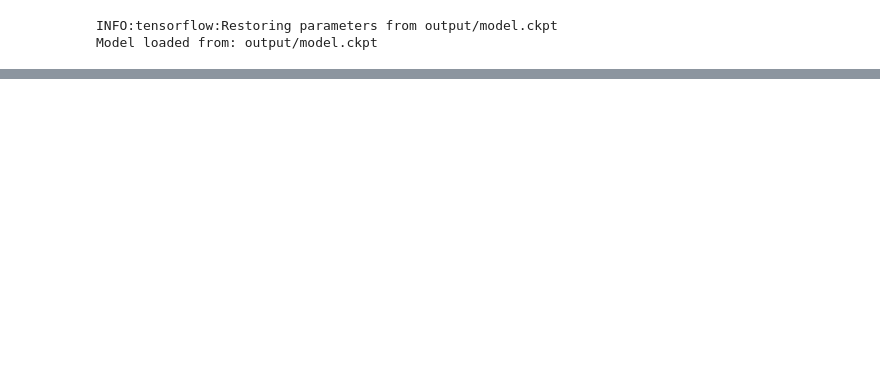
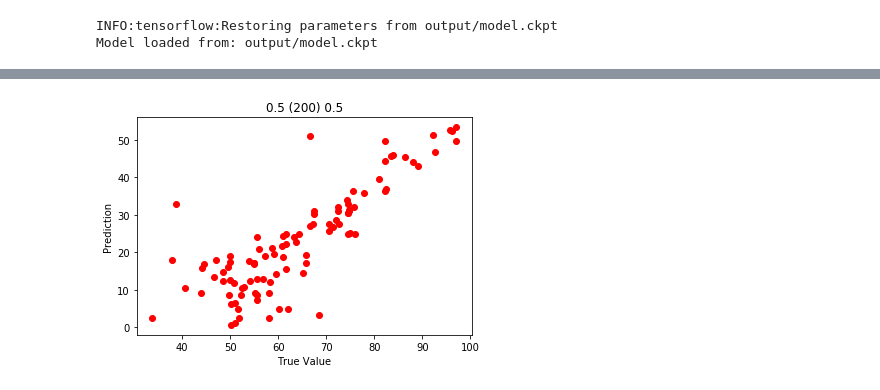
Before and after one commit to JKinx/awr, a Jupyter notebook: lunar_lander.ipynb, the cells around one changed output, grey strips where cells are left out. Drawn from its saved outputs; the diff is of its cells as text; code cells hidden in the pictures; blank space fills up the shorter version.

```diff
--- a/lunar_lander.ipynb
+++ b/lunar_lander.ipynb
@@ -148,3 +191,7 @@ class Q(nn.Module):
+# %%
+datas2 = []
+for el,terminal in zip(datas, terminals):
+    datas2.append((el[0],el[1],el[2],terminal))
 # %%
 class FittedQEvaluation(object):
     def __init__(self, regressor=None):
@@ -184,8 +244,8 @@ class FittedQEvaluation(object):
 qnn = Q(agent.get_state_size(), agent.get_action_size(), 0.001).cuda()
 # %%
 FQE = FittedQEvaluation(qnn)
-policy = Policy(agent, 0.1)
+policy = Policy(agent, 0.5)
 # %%
-FQE.fit_Q(policy, data, 200, agent._discount)
+FQE.fit_Q(policy, datas2, 200, agent._discount)
 # %% [output]
 [interactive output not drawn]
@@ -192,15 +253,7 @@ FQE.fit_Q(policy, data, 200, agent._discount)
 # %%
 vals0 = []
-
 for _ in tqdm(range(100)):
-    path = rollout_path(agent, 0.1)
+    path = rollout_path(agent, 0.5)
     true = sum([r * (agent._discount ** i) for i,r in enumerate(path.rewards)])
-    pred = FQE.regressor.predict(np.hstack([path.states[0], path.actions[0]]).reshape(1,-1))[0].item()
+    pred = FQE.regressor.predict(np.hstack([path.states[0], path.actions[0]]).reshape(1,-1))
     vals0.append([true, pred])
-
-# vals1 = []
-# for _ in tqdm(range(500)):
-#     path = rollout_path(agent, 0.4)
-#     true = sum([r * (agent._discount ** i) for i,r in enumerate(path.rewards)])
-#     pred = FQE.Q(np.hstack([path.states[0], path.actions[0]]).reshape(1,-1))[0]
-#     vals1.append([true, pred])
@@ -207,6 +262,10 @@ for _ in tqdm(range(100)):
 # %%
 plt.scatter([val[0] for val in vals0], [val[1] for val in vals0], color="r")
 # plt.hold()
 # plt.scatter([val[0] for val in vals1], [val[1] for val in vals1], color="b")
 plt.xlabel("True Value")
 plt.ylabel("Prediction")
+plt.title("0.5 (200) 0.5")
+plt.show()
+# %% [output]
+[figure, added]
```
Also changed, not shown: parts of 12 cells of this notebook, 9 other files.
